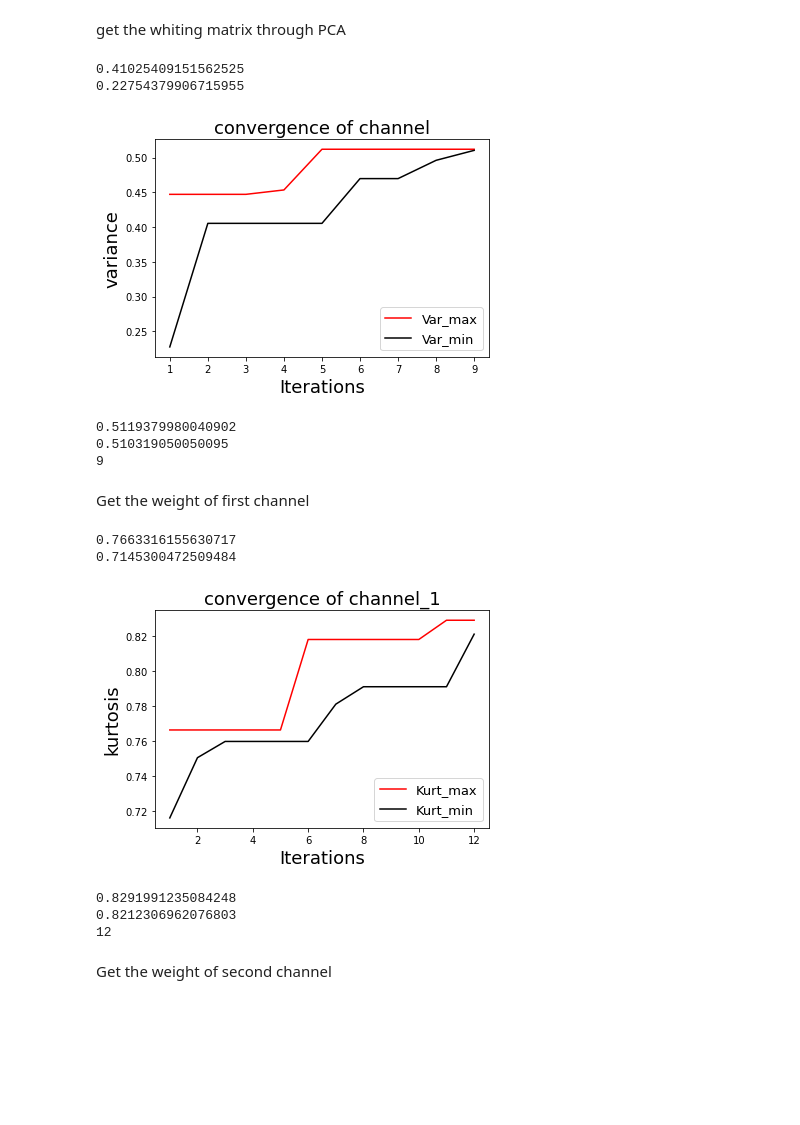
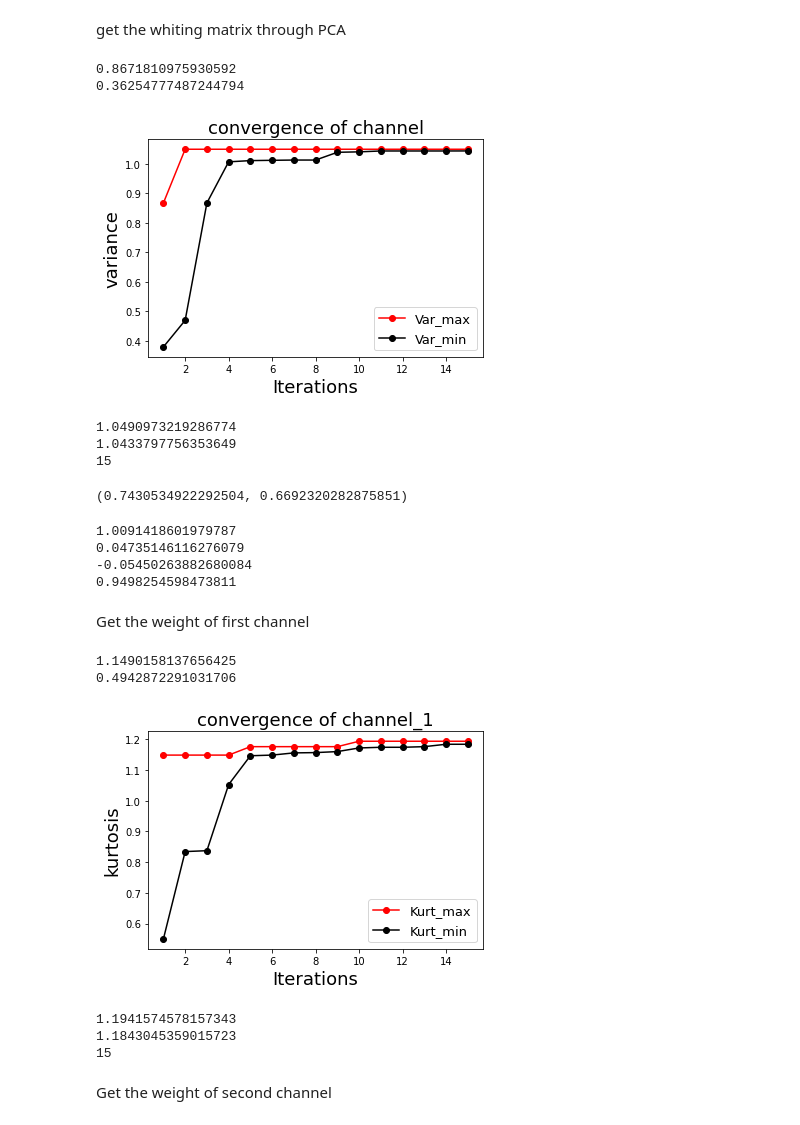
Before and after one commit to DongliangWang-110/BSS, a Jupyter notebook: 2-channel.ipynb, the cells around one changed output. Drawn from its saved outputs; the diff is of its cells as text; code cells hidden in the pictures; blank space fills up the shorter version.

```diff
--- a/2-channel.ipynb
+++ b/2-channel.ipynb
@@ -93,11 +91,11 @@ d = 0.85
 # %%
 Y3=[]
 Y4=[]
-for i in range(0,length//200):
-    Y3.append((a+0.005*math.sin(xx[i]*math.pi/1000))*y1[200*i]+(b+0.005*math.cos(xx[i]*math.pi/1000))*y2[200*i])
-    Y4.append((c-0.005*math.cos(xx[i]*math.pi/1000))*y1[200*i]+(d-0.005*math.sin(xx[i]*math.pi/1000))*y2[200*i])
+for i in range(0,length//201):
+    Y3.append((a+0.005*math.sin(xx[i]*math.pi/1000))*y1[201*i]+(b+0.005*math.cos(xx[i]*math.pi/1000))*y2[201*i])
+    Y4.append((c-0.005*math.cos(xx[i]*math.pi/1000))*y1[201*i]+(d-0.005*math.sin(xx[i]*math.pi/1000))*y2[201*i])
 # %% [markdown]
 set bytes in a group
 # %%
 count = 0
-groupnumber = 1500
+groupnumber = 10000
@@ -141,8 +169,8 @@ N = 3
 for i in range(0,N):
     middle1 = (random.randint(0,200)-100) / 100
     middle2 = (random.randint(0,200)-100) / 100
-    W1.append(round(middle1 / (abs(middle1)+abs(middle2)),2))
-    W2.append(round(middle2 / (abs(middle1)+abs(middle2)),2))
+    W1.append(round(middle1 / ((middle1)**2+(middle2)**2)**0.5,3))
+    W2.append(round(middle2 / ((middle1)**2+(middle2)**2)**0.5,3))
     print(W1[i])
     print(W2[i])
     fw.append(f_vork(W1[i],W2[i],1,1))
@@ -262,8 +338,9 @@ def search_weight(w1,w2,f,n,m2,channel):
 # %% [markdown]
 get the whiting matrix through PCA
 # %%
-e1 = search_weight(W1,W2,fw,N,1,0)
-e2 = (1 / ( 1 + abs( -e1[0] / e1[1])),( -e1[0] / e1[1]) / ( 1 + abs( -e1[0] / e1[1])))
+e11 = search_weight(W1,W2,fw,N,1,0)
+e1 = e11
+e2 = (-e11[1],e11[0])
 ff1 = []
 ff2 = []
 for i in range(0,groupnumber):
@@ -278,50 +355,50 @@ V21 = e1[0]*e1[1]*(f1**(-0.5)) + e2[0]*e2[1]*(f2**(-0.5))
 V22 = e1[1]*e1[1]*(f1**(-0.5)) + e2[1]*e2[1]*(f2**(-0.5))
 count2 = count
 # %% [output]
-0.41025409151562525
-0.22754379906715955
+0.8671810975930592
+0.36254777487244794
-[figure, old version]
+[figure, new version]
-0.5119379980040902
-0.510319050050095
-9
+1.0490973219286774
+1.0433797756353649
+15
+# %%
+print(e11)
+# %% [output]
+(0.7430534922292504, 0.6692320282875851)
 # %%
 def copy(v11=V11,v12=V12,v21=V21,v22=V22):
     return v11,v12,v21,v22
+# %%
+print(V11*a+V12*c)
+print(V11*b+V12*d)
+print(V21*a+V22*c)
+print(V21*b+V22*d)
+# %% [output]
+1.0091418601979787
+0.04735146116276079
+-0.05450263882680084
+0.9498254598473811
 # %% [markdown]
 Get the weight of first channel
 # %%
 WW1 = []
 WW2 = []
 fww = []
 for i in range(0,N):
     middle3 = (random.randint(0,200)-100) / 100
     middle4 = (random.randint(0,200)-100) / 100
-    WW1.append(round(middle3 / (abs(middle3) + abs(middle4)),2))
-    WW2.append(round(middle4 / (abs(middle3) + abs(middle4)),2))
+    WW1.append(round(middle3 / ((middle3)**2 + (middle4)**2)**0.5,2))
+    WW2.append(round(middle4 / ((middle3)**2 + (middle4)**2)**0.5,2))
     fww.append(f_vork(WW1[i],WW2[i],2,1))
 
-WWW1 = []
-WWW2 = []
-fwww = []
-for i in range(0,N):
-    middle5 = (random.randint(0,200)-100) / 100
-    middle6 = (random.randint(0,200)-100) / 100
-    WWW1.append(round(middle5 / (abs(middle5) + abs(middle6)),2))
-    WWW2.append(round(middle6 / (abs(middle5) + abs(middle6)),2))
-    fwww.append(f_vork(WWW1[i],WWW2[i],2,1))
 
 E1 = search_weight(WW1,WW2,fww,N,2,1)
-#E2 = (1 / ( 1 + abs( E1[0] / E1[1])),( E1[0] / E1[1]) / ( 1 + abs( E1[0] / E1[1])))
-#E11 = V11*E1[0] + V12*E1[1]
-#E12 = V21*E1[0] + V22*E1[1]
-#E21 = V11*E2[0] + V12*E2[1]
-#E22 = V21*E2[0] + V22*E2[1]
 # %% [output]
-0.7663316155630717
-0.7145300472509484
+1.1490158137656425
+0.4942872291031706
-[figure, old version]
+[figure, new version]
-0.8291991235084248
-0.8212306962076803
-12
+1.1941574578157343
+1.1843045359015723
+15
 # %% [markdown]
 Get the weight of second channel
```
Also changed, not shown: parts of 20 cells of this notebook.
